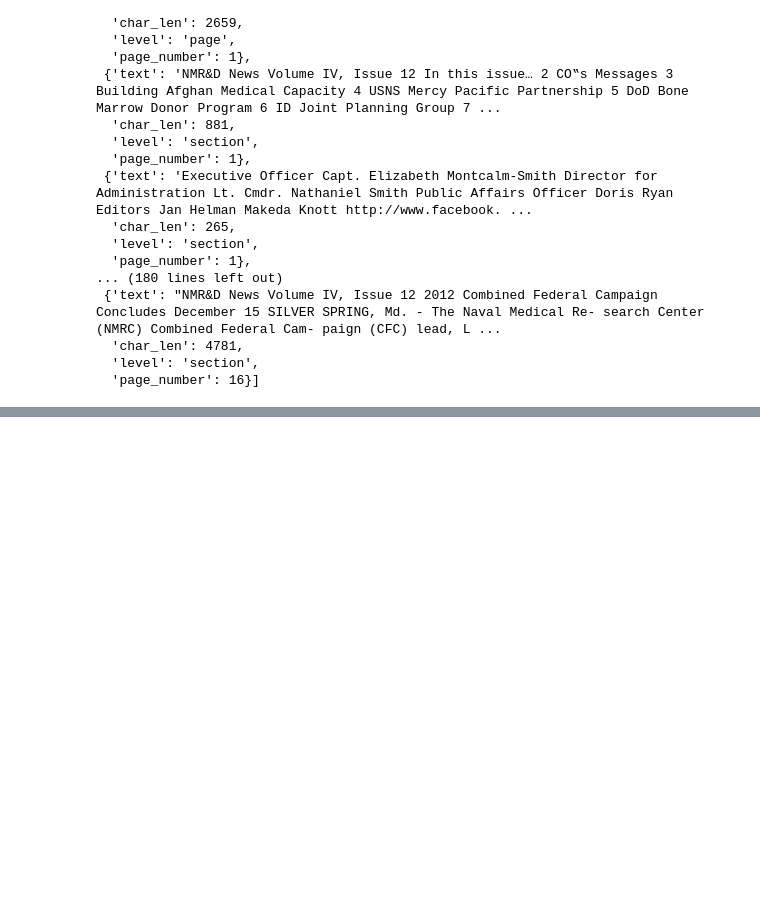
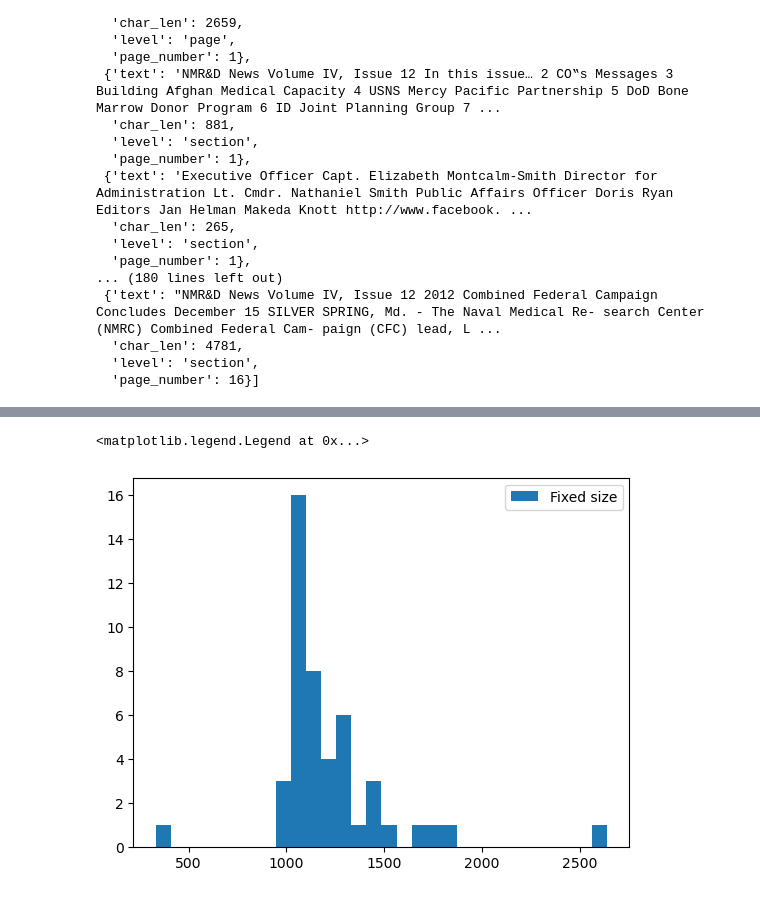
Before and after one commit to Vaakir/mRAG_on_MMDocIR, a Jupyter notebook: src/notebooks/Chunking.ipynb, the cells around one changed output, grey strips where cells are left out. Cells and saved outputs as stored; diff of their text form; code cells hidden in the pictures; blank space fills up the shorter version.

Commit message:
feat: reading and chunking should be finished

```diff
--- a/src/notebooks/Kirantest.ipynb
+++ b/src/notebooks/Chunking.ipynb
@@ -31,4 +34,4 @@ c:\Users\kiran\Documents\_UIS\sem8\DAT560_GenerativAI_10\DAT560project\src\noteb
 True
 # %%
 # pip install "unstructured[all-docs]"
-blocks = partition(filename=path)
+blocks = partition(filename=path, languages=["eng"])
@@ -502,0 +487,11 @@ def process_all_pdfs(pdf_dir: Path) -> List[Dict[str, Any]]:
+# %%
+all_documents = load_read_documents("../data/all_documents.json")
+first_document_blocks = all_documents[1]["blocks"]
+chunker = Chunking(first_document_blocks)
+
+fixed_size_chunks = chunker.fixed_size()
+plot_chunk_size_distribution(fixed_size_chunks, label="Fixed size")
+plt.legend()
+# %% [output]
+<matplotlib.legend.Legend at 0x...>
+[figure, added]
```
Also changed, not shown: parts of 8 cells of this notebook.
